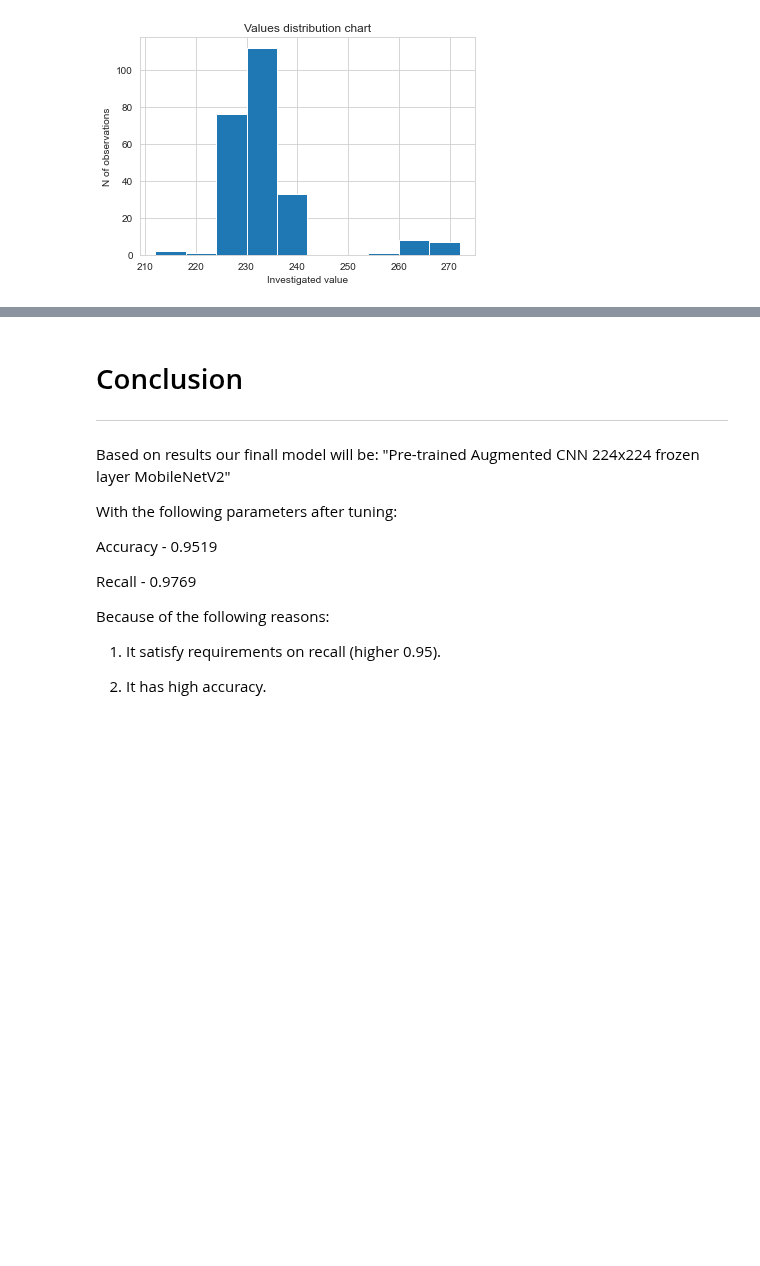
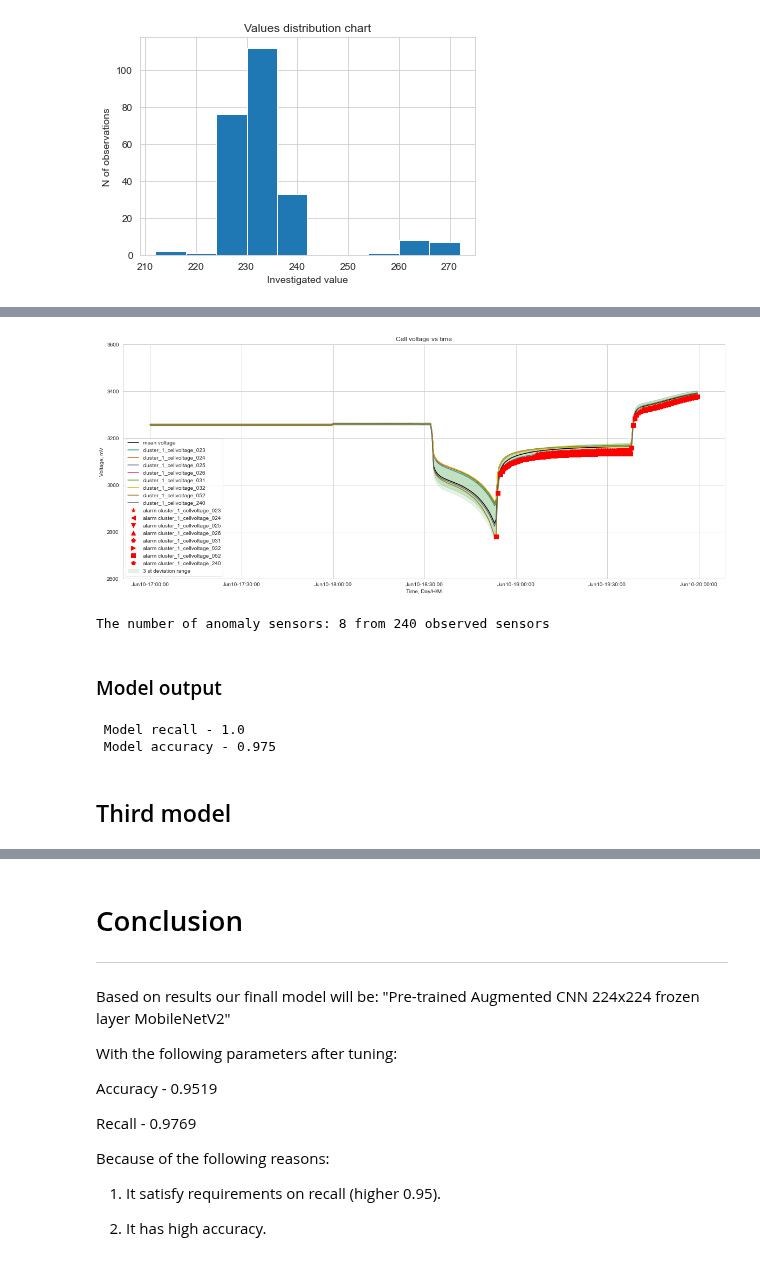
Before and after one commit to 314ka4y/Anomaly-detection-project, a Jupyter notebook: Anomaly_detection.ipynb, the cells around one changed output, grey strips where cells are left out. Cells and saved outputs as stored; diff of their text form; code cells hidden in the pictures; blank space fills up the shorter version.

```diff
--- a/Anomaly_detection.ipynb
+++ b/Anomaly_detection.ipynb
@@ -1465,0 +1234,45 @@ section.orientation, section.page_width, section.page_height
+# %%
+# Find list of faulty sensors
+#sensor_anomaly_names, sensors = find_anomaly(df_30sec, thresholds, df_30sec_cur)
+
+# Identify anomalies based on thresholds.
+sensor_report_full = []
+sensor_anomaly_names=[]
+
+for sensor in list(df_30sec.columns):
+        # Logic of finidng anomalies
+        anomaly = df_30sec[sensor][(df_30sec[sensor] < thresholds["lower"])]
+
+        # Find type of anomaly
+        if len(anomaly) > 0:
+            sensor_name = anomaly.name
+            stage = "discharge anomaly"
+
+            sensor_report_full.append((anomaly, sensor_name, stage))
+            sensor_anomaly_names.append(sensor_name)
+
+
+sensor_anomaly_names
+# # Visualize sensors
+show_sensors(df_30sec, sensor_report_full)
+
+print(f"The number of anomaly sensors: {len(sensor_anomaly_names)} from 240 observed sensors")
+# %% [output]
+[figure, new version]
+The number of anomaly sensors: 8 from 240 observed sensors
+# %% [markdown]
+### Model output
+# %%
+TP = 1/240
+TN = 233/240
+FP = 6/240
+FN = 0/240
+Recall = TP/(TP+FN)
+Accur = (TP+TN)/(TP+TN+FP+FN)
+print(f" Model recall - {Recall}")
+print(f" Model accuracy - {Accur}")
+# %% [output]
+ Model recall - 1.0
+ Model accuracy - 0.975
+# %% [markdown]
+## Third model
```
Also changed, not shown: parts of 116 cells of this notebook, 8 other files.
